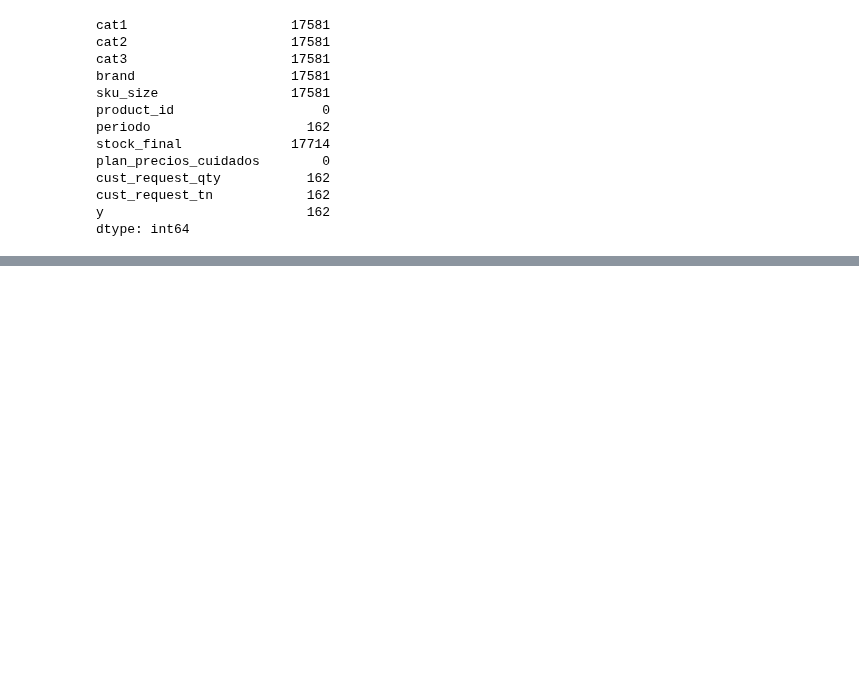
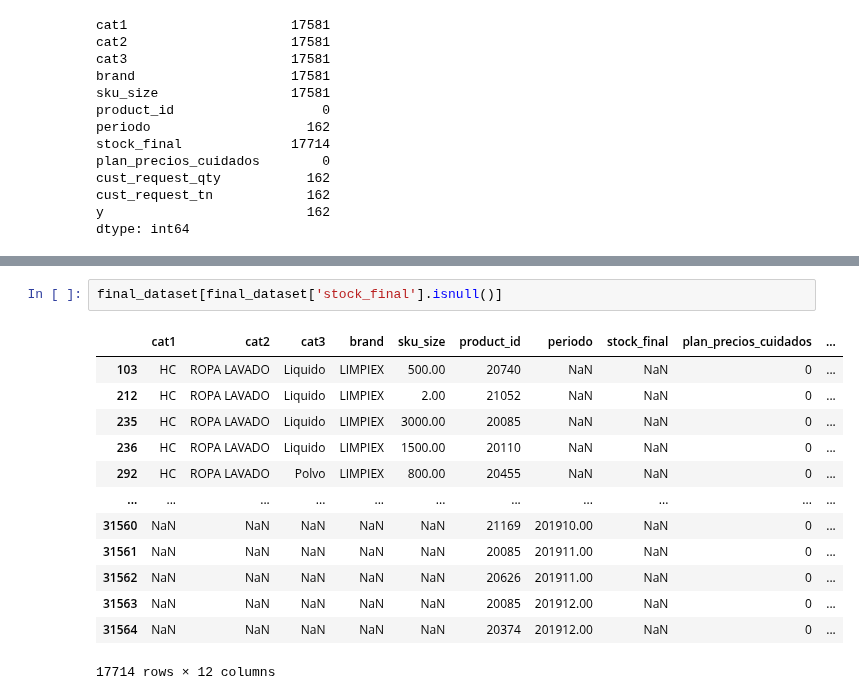
Before and after one commit to marianoMarchetta1/LaboratorioIII, a Jupyter notebook: Preprocess/main.ipynb, the cells around one changed output, grey strips where cells are left out. Drawn from its saved outputs; the diff is of its cells as text; blank space fills up the shorter version.

```diff
--- a/Preprocess/main.ipynb
+++ b/Preprocess/main.ipynb
@@ -174,0 +226,16 @@ dtype: int64
+# %%
+final_dataset[final_dataset['stock_final'].isnull()]
+# %% [output]
+|  | cat1 | cat2 | cat3 | brand | sku_size | product_id | periodo | stock_final | plan_precios_cuidados | ... |
+| 103 | HC | ROPA LAVADO | Liquido | LIMPIEX | 500.00 | 20740 | NaN | NaN | 0 | ... |
+| 212 | HC | ROPA LAVADO | Liquido | LIMPIEX | 2.00 | 21052 | NaN | NaN | 0 | ... |
+| 235 | HC | ROPA LAVADO | Liquido | LIMPIEX | 3000.00 | 20085 | NaN | NaN | 0 | ... |
+| 236 | HC | ROPA LAVADO | Liquido | LIMPIEX | 1500.00 | 20110 | NaN | NaN | 0 | ... |
+| 292 | HC | ROPA LAVADO | Polvo | LIMPIEX | 800.00 | 20455 | NaN | NaN | 0 | ... |
+| ... | ... | ... | ... | ... | ... | ... | ... | ... | ... | ... |
+| 31560 | NaN | NaN | NaN | NaN | NaN | 21169 | 201910.00 | NaN | 0 | ... |
+| 31561 | NaN | NaN | NaN | NaN | NaN | 20085 | 201911.00 | NaN | 0 | ... |
+| 31562 | NaN | NaN | NaN | NaN | NaN | 20626 | 201911.00 | NaN | 0 | ... |
+| 31563 | NaN | NaN | NaN | NaN | NaN | 20085 | 201912.00 | NaN | 0 | ... |
+| 31564 | NaN | NaN | NaN | NaN | NaN | 20374 | 201912.00 | NaN | 0 | ... |
+17714 rows × 12 columns
```
Also changed, not shown: parts of 3 cells of this notebook, 2 other files.
